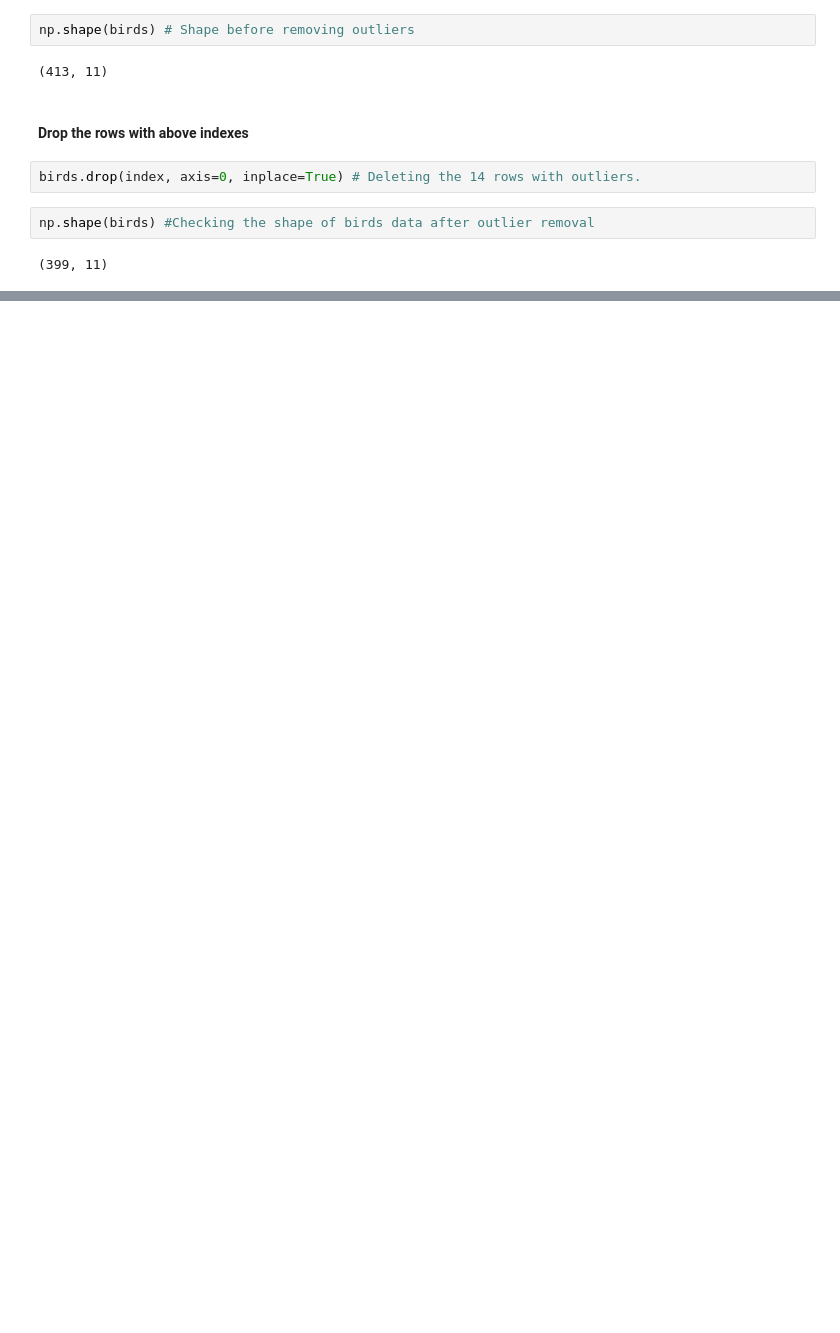
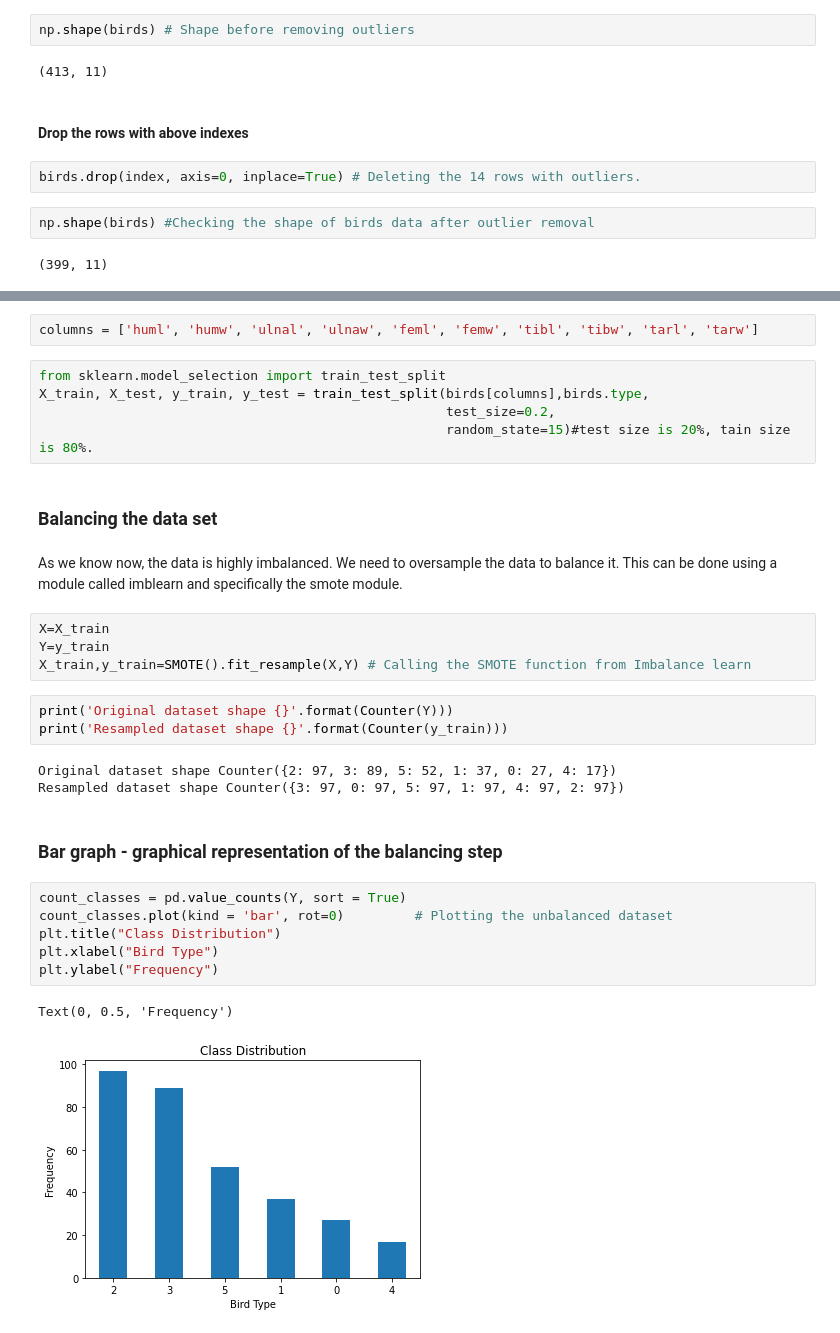
Before and after one commit to AbdullahTabassam/Bird-Skeletal-Analysis-and-Species-Classifier, a Jupyter notebook: 1 - EDA.ipynb, the cells around one changed output, grey strips where cells are left out. Cells and saved outputs as stored; diff of their text form; blank space fills up the shorter version.

```diff
--- a/1 - EDA.ipynb
+++ b/1 - EDA.ipynb
@@ -321,0 +327,32 @@ np.shape(birds) #Checking the shape of birds data after outlier removal
+# %%
+columns = ['huml', 'humw', 'ulnal', 'ulnaw', 'feml', 'femw', 'tibl', 'tibw', 'tarl', 'tarw']
+# %%
+from sklearn.model_selection import train_test_split
+X_train, X_test, y_train, y_test = train_test_split(birds[columns],birds.type,
+                                                    test_size=0.2,
+                                                    random_state=15)#test size is 20%, tain size is 80%.
+# %% [markdown]
+### Balancing the data set
+# %% [markdown]
+As we know now, the data is highly imbalanced. We need to oversample the data to balance it. This can be done using a module called imblearn and specifically the smote module.
+# %%
+X=X_train
+Y=y_train
+X_train,y_train=SMOTE().fit_resample(X,Y) # Calling the SMOTE function from Imbalance learn
+# %%
+print('Original dataset shape {}'.format(Counter(Y)))
+print('Resampled dataset shape {}'.format(Counter(y_train)))
+# %% [output]
+Original dataset shape Counter({2: 97, 3: 89, 5: 52, 1: 37, 0: 27, 4: 17})
+Resampled dataset shape Counter({3: 97, 0: 97, 5: 97, 1: 97, 4: 97, 2: 97})
+# %% [markdown]
+### Bar graph - graphical representation of the balancing step
+# %%
+count_classes = pd.value_counts(Y, sort = True)
+count_classes.plot(kind = 'bar', rot=0)         # Plotting the unbalanced dataset
+plt.title("Class Distribution")
+plt.xlabel("Bird Type")
+plt.ylabel("Frequency")
+# %% [output]
+Text(0, 0.5, 'Frequency')
+[figure, added]
```
Also changed, not shown: parts of 19 cells of this notebook.
